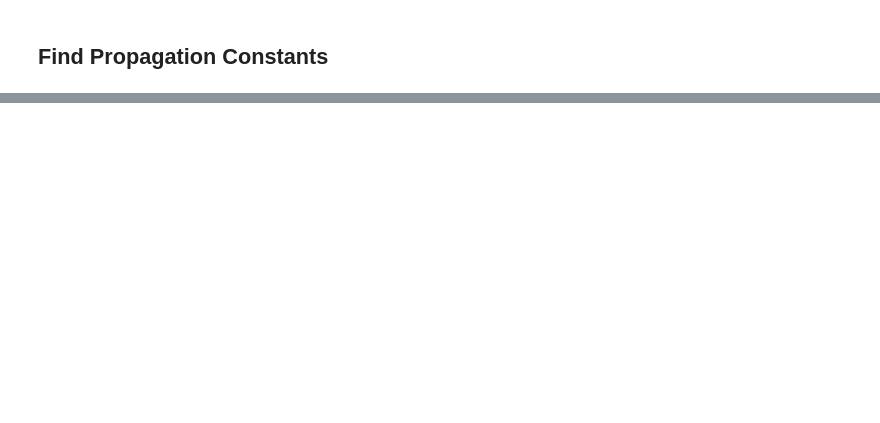
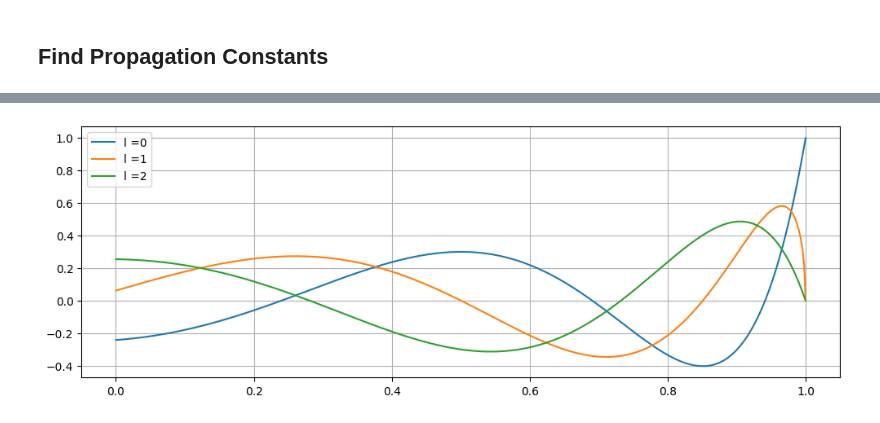
Before and after one commit to aswyatt/DA-Python, a Jupyter notebook: 2025-09/StepIndexFibre_PropConst.ipynb, the cells around one changed output, grey strips where cells are left out. Drawn from its saved outputs; the diff is of its cells as text; code cells hidden in the pictures; blank space fills up the shorter version.

```diff
--- a/2025-09/StepIndexFibre_PropConst.ipynb
+++ b/2025-09/StepIndexFibre_PropConst.ipynb
@@ -240,0 +276,20 @@ plt.show()
+# %%
+b = np.linspace(eps, 1-eps, 500)
+u = U(V, b)
+w = W(V, b)
+for l, Nm in enumerate(N_lm):
+    print(f"Nm({l}) = {Nm}")
+    fig, ax = plt.subplots(figsize=(12, 4))
+    ax.plot(u, LHS(u, l), label=f"LHS {l=}")
+    ax.plot(w, RHS(w, l), label=f"RHS {l=}")
+    ax.set_prop_cycle(None)
+    [ax.plot([j0]*2, ax.get_ylim(), "-.") for j0 in special.jn_zeros(l-1, Nm)]
+    ax.set_prop_cycle(None)
+    [ax.plot([j0]*2, ax.get_ylim(), "--") for j0 in special.jn_zeros(l, Nm)]
+    ax.plot([V]*2, ax.get_ylim(), "k--")
+    ax.grid()
+    ax.set_ylim([-20, 20])
+    # ax.set_xlim([min(u[-1], w[0]), max(u[0], w[-1])])
+    ax.legend()
+    ax.set_title(f"LP modes for l={l}")
+    plt.show()
@@ -240,0 +303,9 @@ plt.show()
+# %%
+b = np.linspace(eps, 1-eps, 500)
+fig, ax = plt.subplots(figsize=(12, 4))
+ax.plot(b, special.jn(np.arange(3)[:, np.newaxis], U(V, b)).T)
+ax.grid()
+ax.legend([f"{l =}" for l in range(3)])
+plt.show()
+# %% [output]
+[figure, added]
```
Also changed, not shown: parts of 11 cells of this notebook, 1 other file.
